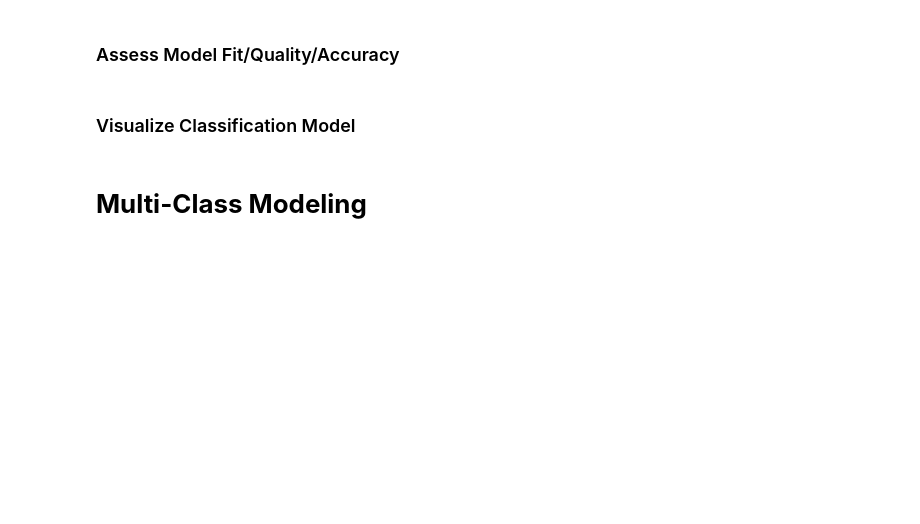
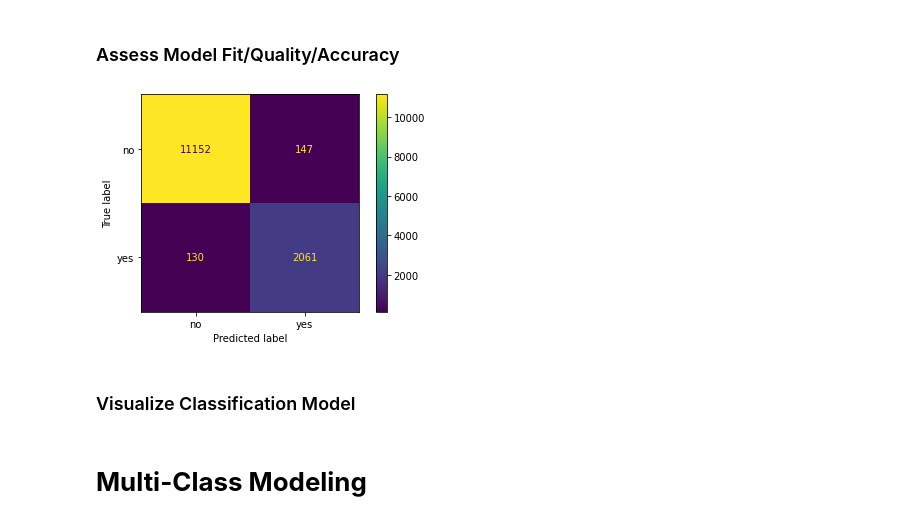
Before and after one commit to idayley/IS455, a Jupyter notebook: 1 Checkpoints/9 Categorical/Checkpoint_DT.ipynb, the cells around one changed output. Saved outputs shown, nothing was run; the diff lists cells and outputs as text; code cells hidden in the pictures; blank space fills up the shorter version.

```diff
--- a/1 Checkpoints/9 Categorical/Checkpoint_DT.ipynb
+++ b/1 Checkpoints/9 Categorical/Checkpoint_DT.ipynb
@@ -121,3 +292,7 @@ df
 # Question 9: Set the y and X variables to represent the label
 # and feature set. Print out the first five records of the feature
 # list to verify it looks correct.
+
+y = df_dummies.IN_SCHOOL_FLAG
+X = df_dummies.drop(columns=['IN_SCHOOL_FLAG'])
+X
@@ -127,3 +316,6 @@ df
 # Question 10: Split the y and X sets into training and testing sets. Do
 # a 70/30 split meaning 70% training data. Use a random seed of 12345.
 # Print out the first five records of the X_test dataset.
+
+X_train, X_test, y_train, y_test = train_test_split(X, y, test_size=0.3, random_state=12345)
+X_test.head()
@@ -132,9 +332,15 @@ df
 # %%
 # Question 11: Create and fit a DecisionTreeClassifier() model using the
 # training datasets.
+
+clf = DecisionTreeClassifier().fit(X_train, y_train)
 # %% [markdown]
 ### Compare Actual Versus Predicted Values
 # %%
 # Question 12: Generate predictions for the testing dataset. Add the
 # predicted values to a new DataFrame along with the actual values and
 # print out the first 10 records. How many of the records are inaccurate?
+
+y_pred = clf.predict(X_test)
+
+pd.DataFrame({'Actual': y_test, 'Predicted': y_pred}).head(10)
@@ -143,6 +361,16 @@ df
 # %%
 # Question 13: Generate a confusion matrix for the results. How many
 # students are active, but predicted to quit?
+
+from sklearn import metrics
+
+from matplotlib import pyplot as plt
+cm = metrics.confusion_matrix(y_test, y_pred)
+cm_display = metrics.ConfusionMatrixDisplay(cm, display_labels=['no', 'yes'])
+cm_display.plot(values_format='d')
+plt.show()
+# %% [output]
+[figure, added]
 # %%
 # Question 14: Generate the accuracy, precision, recall, and f1 scores for
 # the predictions of active students. What is the accuracy score?
```
Also changed, not shown: parts of 14 cells of this notebook, 2 other files.
